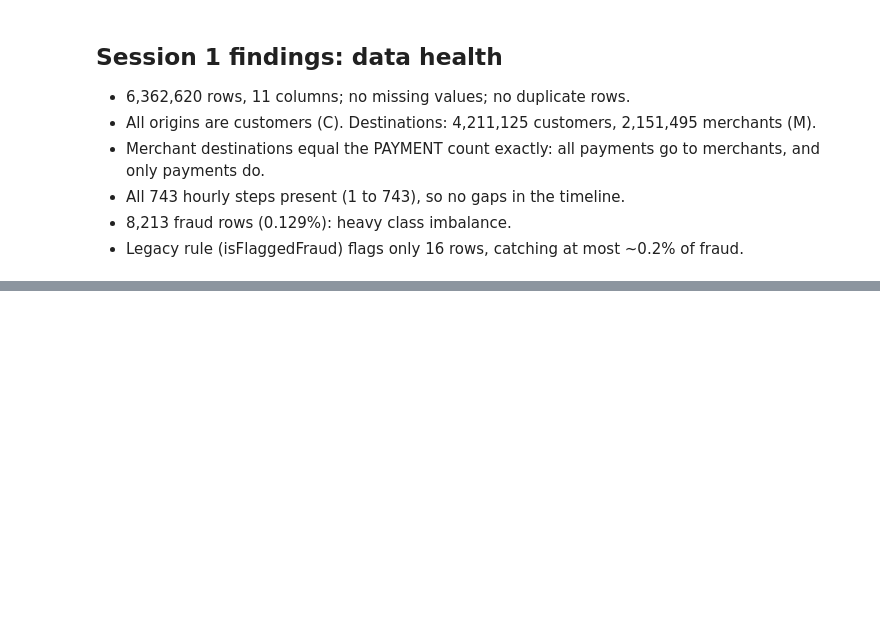
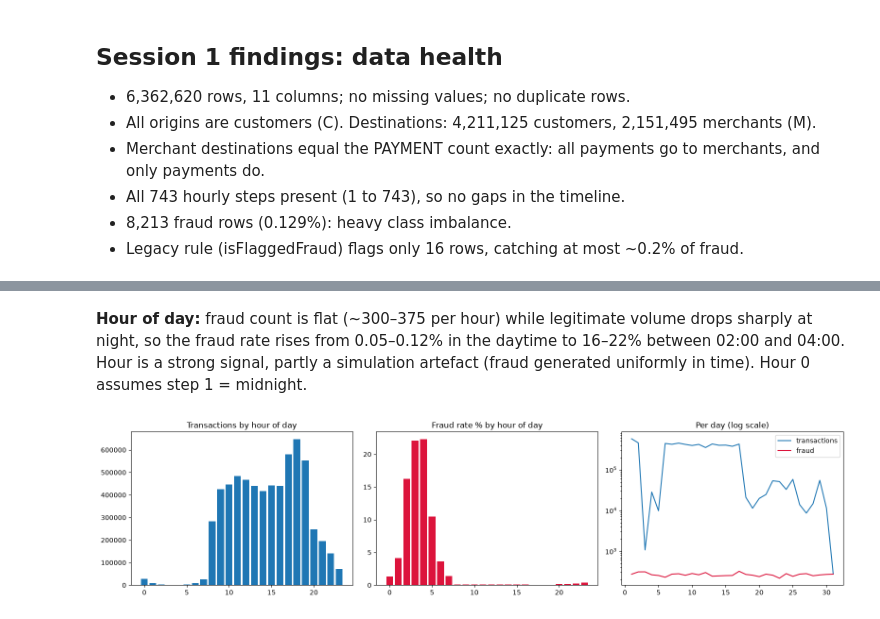
Before and after one commit to tharun-kota/fraud-analytics-platform, a Jupyter notebook: notebooks/eda/01_paysim_eda.ipynb, the cells around one changed output, grey strips where cells are left out. Saved outputs shown, nothing was run; the diff lists cells and outputs as text; code cells hidden in the pictures; blank space fills up the shorter version.

Commit message:
EDA session 2: fraud patterns AB#3

```diff
--- a/notebooks/eda/01_paysim_eda.ipynb
+++ b/notebooks/eda/01_paysim_eda.ipynb
@@ -5,4 +5,4 @@ import time
 import pandas as pd
 
 pd.set_option('display.float_format', "{:.2f}".format)
-DATA_PATH = "data/raw/paysim.csv"
+DATA_PATH = "/mnt/c/Projects/fraud-analytics-project/data/raw/paysim.csv"
@@ -128,0 +183,11 @@ Steps: 1 to 743 (743 distinct)
+# %%
+step = df["step"].astype("int64")
+df["hour"] = (step - 1) % 24
+df["day"] = (step - 1) // 24 + 1
+
+by_hour = df.groupby("hour").agg(txn=("isFraud", "size"), fraud=("isFraud", "sum"))
+by_hour["fraud_rate_pct"] = by_hour["fraud"] / by_hour["txn"] * 100
+
+by_day = df.groupby("day").agg(txn=("isFraud", "size"), fraud=("isFraud", "sum"))
+
+by_hour
@@ -128,0 +213,24 @@ Steps: 1 to 743 (743 distinct)
+# %% [markdown]
+**Hour of day:** fraud count is flat (~300–375 per hour) while legitimate volume drops sharply at night, so the fraud rate rises from 0.05–0.12% in the daytime to 16–22% between 02:00 and 04:00. Hour is a strong signal, partly a simulation artefact (fraud generated uniformly in time). Hour 0 assumes step 1 = midnight.
+# %%
+# charts of the pattern
+import matplotlib.pyplot as plt
+
+fig, axes = plt.subplots(1, 3, figsize=(16, 4))
+
+axes[0].bar(by_hour.index, by_hour["txn"].to_numpy())
+axes[0].set_title("Transactions by hour of day")
+
+axes[1].bar(by_hour.index, by_hour["fraud_rate_pct"].to_numpy(), color="crimson")
+axes[1].set_title("Fraud rate % by hour of day")
+
+axes[2].plot(by_day.index, by_day["txn"].to_numpy(), label="transactions")
+axes[2].plot(by_day.index, by_day["fraud"].to_numpy(), color="crimson", label="fraud")
+axes[2].set_yscale("log")
+axes[2].set_title("Per day (log scale)")
+axes[2].legend()
+
+plt.tight_layout()
+plt.show()
+# %% [output]
+[figure, added]
```
Also changed, not shown: parts of 22 cells of this notebook, 1 other file.
